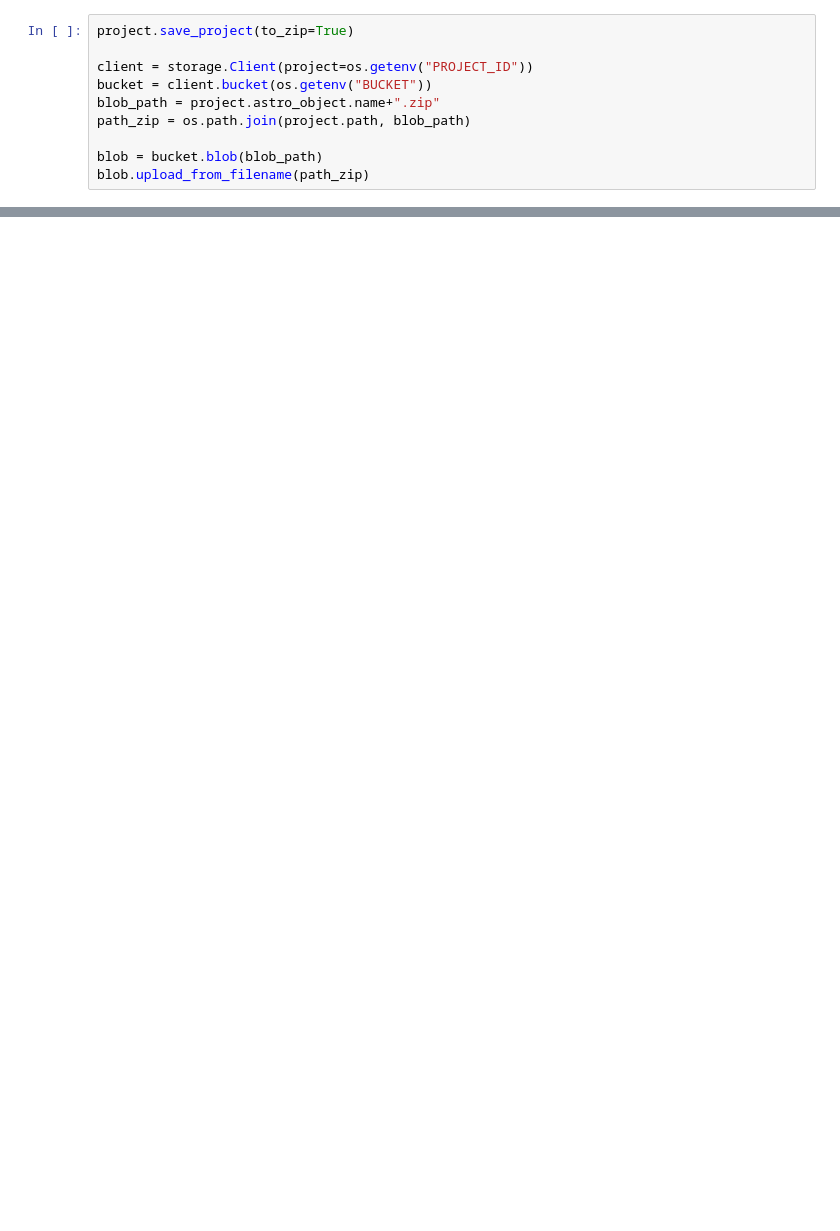
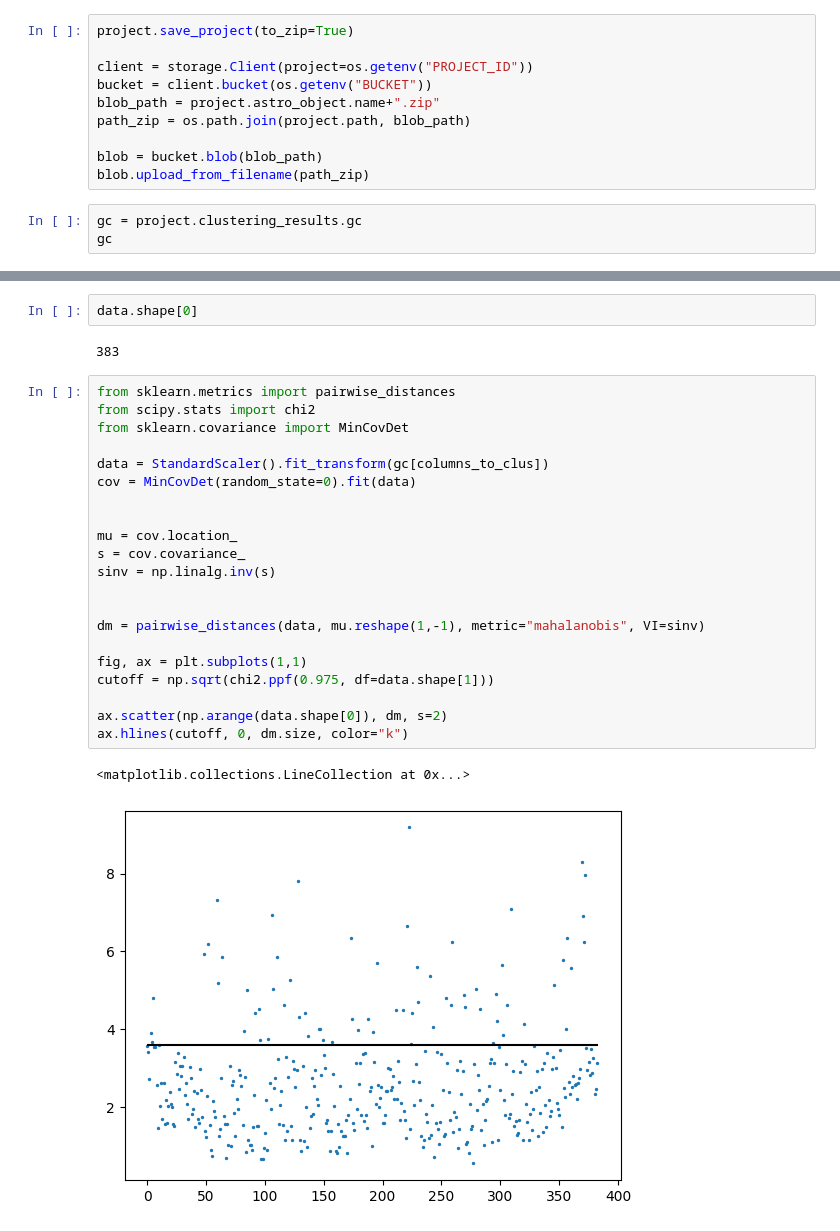
Before and after one commit to santhiperbolico/tfm-ucm-code, a Jupyter notebook: notebooks/Analisis_DR3.ipynb, the cells around one changed output, grey strips where cells are left out. Drawn from its saved outputs; the diff is of its cells as text; blank space fills up the shorter version.

```diff
--- a/notebooks/Analisis_DR3.ipynb
+++ b/notebooks/Analisis_DR3.ipynb
@@ -285,3 +376,6 @@ path_zip = os.path.join(project.path, blob_path)
 
 blob = bucket.blob(blob_path)
 blob.upload_from_filename(path_zip)
+# %%
+gc = project.clustering_results.gc
+gc
@@ -287,0 +396,28 @@ blob.upload_from_filename(path_zip)
+# %%
+data.shape[0]
+# %% [output]
+383
+# %%
+from sklearn.metrics import pairwise_distances
+from scipy.stats import chi2
+from sklearn.covariance import MinCovDet
+
+data = StandardScaler().fit_transform(gc[columns_to_clus])
+cov = MinCovDet(random_state=0).fit(data)
+
+
+mu = cov.location_
+s = cov.covariance_
+sinv = np.linalg.inv(s)
+
+
+dm = pairwise_distances(data, mu.reshape(1,-1), metric="mahalanobis", VI=sinv)
+
+fig, ax = plt.subplots(1,1)
+cutoff = np.sqrt(chi2.ppf(0.975, df=data.shape[1]))
+
+ax.scatter(np.arange(data.shape[0]), dm, s=2)
+ax.hlines(cutoff, 0, dm.size, color="k")
+# %% [output]
+<matplotlib.collections.LineCollection at 0x...>
+[figure, added]
```
Also changed, not shown: parts of 25 cells of this notebook, 1 other file.
